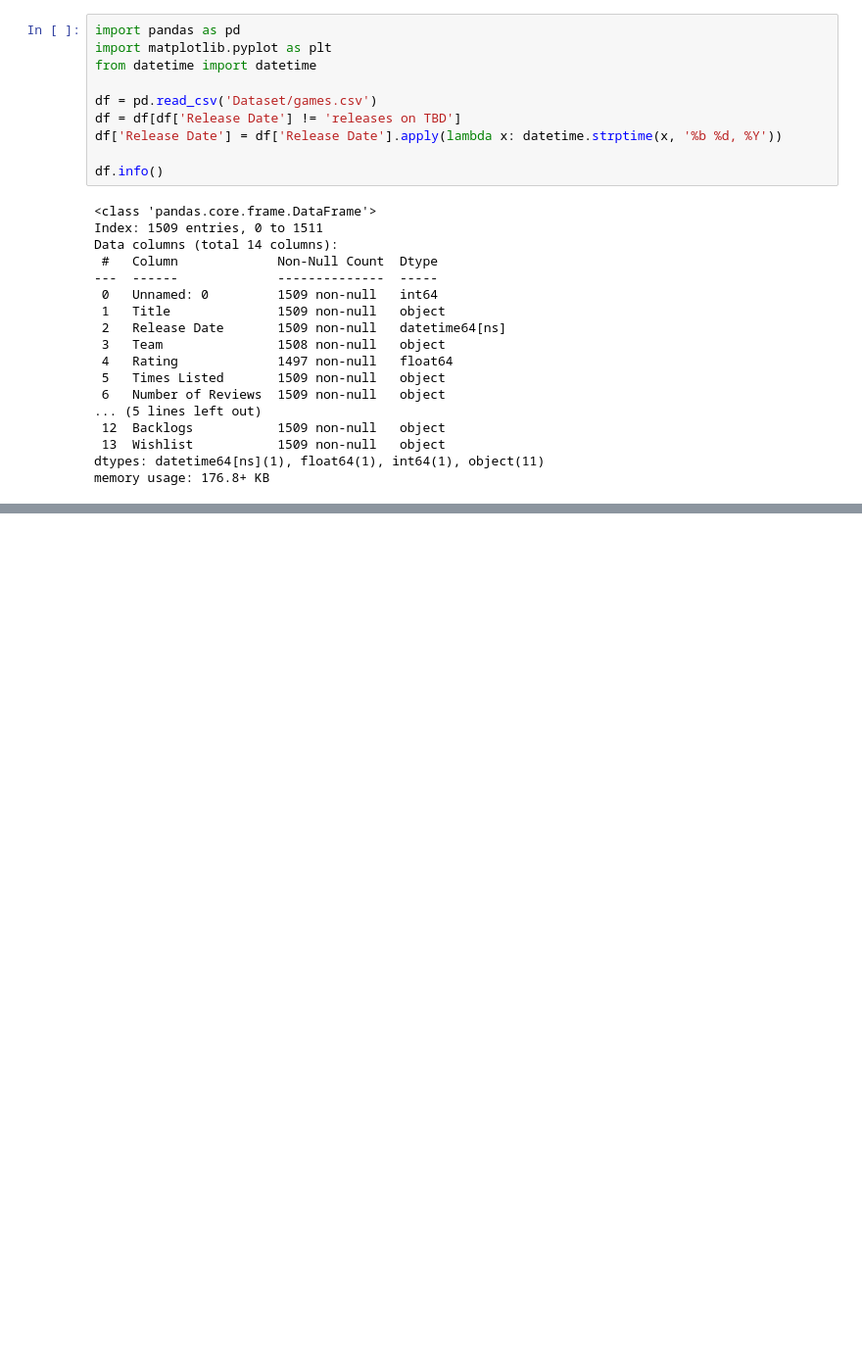
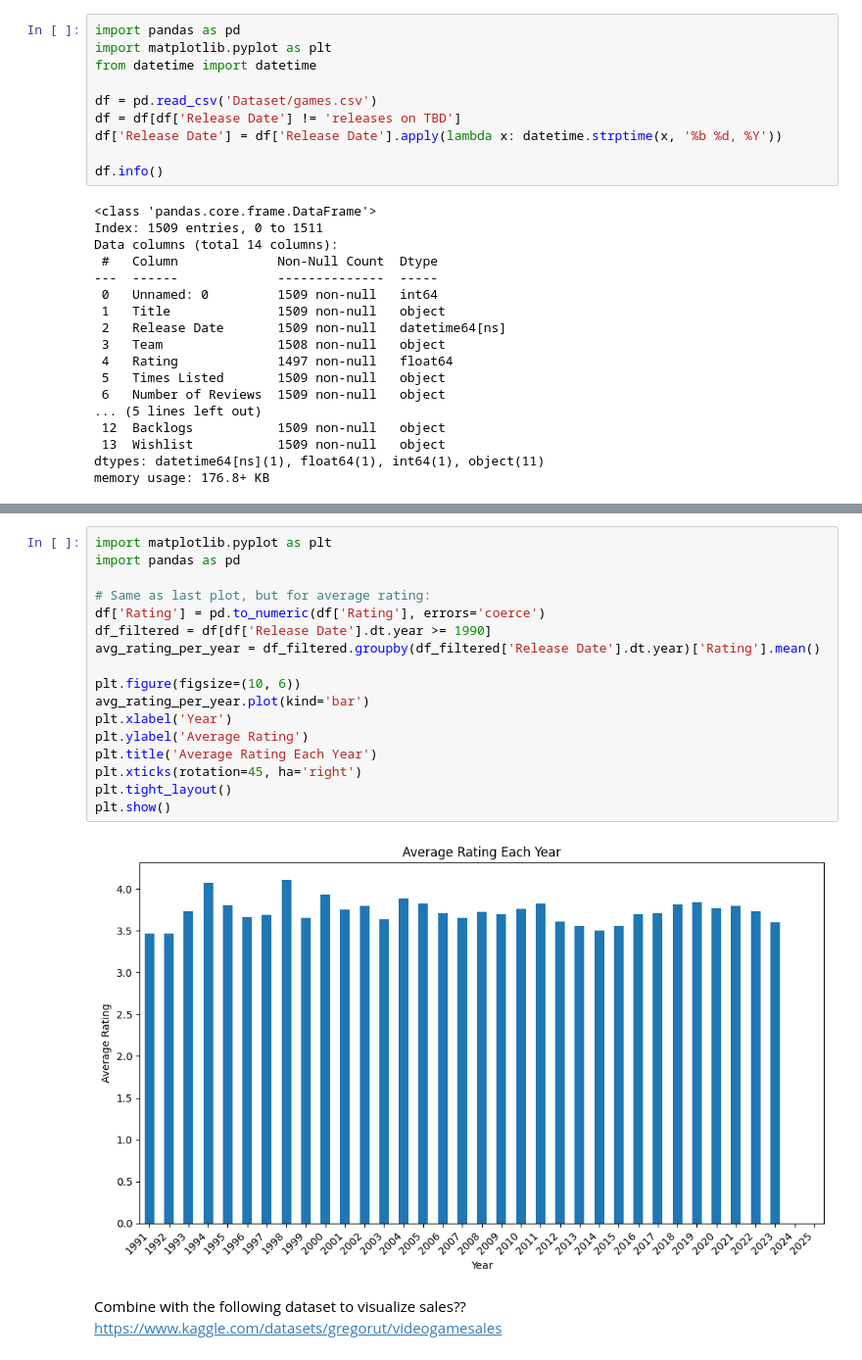
Before and after one commit to hunterdih/IGNGameRecommendation, a Jupyter notebook: games_exploded.ipynb, the cells around one changed output, grey strips where cells are left out. Shown: that part at 98% size. Cells and saved outputs as stored; diff of their text form; blank space fills up the shorter version.

```diff
--- a/games_exploded.ipynb
+++ b/games_exploded.ipynb
@@ -28,0 +53,21 @@ memory usage: 176.8+ KB
+# %%
+import matplotlib.pyplot as plt
+import pandas as pd
+
+# Same as last plot, but for average rating:
+df['Rating'] = pd.to_numeric(df['Rating'], errors='coerce')
+df_filtered = df[df['Release Date'].dt.year >= 1990]
+avg_rating_per_year = df_filtered.groupby(df_filtered['Release Date'].dt.year)['Rating'].mean()
+
+plt.figure(figsize=(10, 6))
+avg_rating_per_year.plot(kind='bar')
+plt.xlabel('Year')
+plt.ylabel('Average Rating')
+plt.title('Average Rating Each Year')
+plt.xticks(rotation=45, ha='right')
+plt.tight_layout()
+plt.show()
+# %% [output]
+[figure, added]
+# %% [markdown]
+Combine with the following dataset to visualize sales?? https://www.kaggle.com/datasets/gregorut/videogamesales
```
Also changed, not shown: parts of 21 cells of this notebook.
